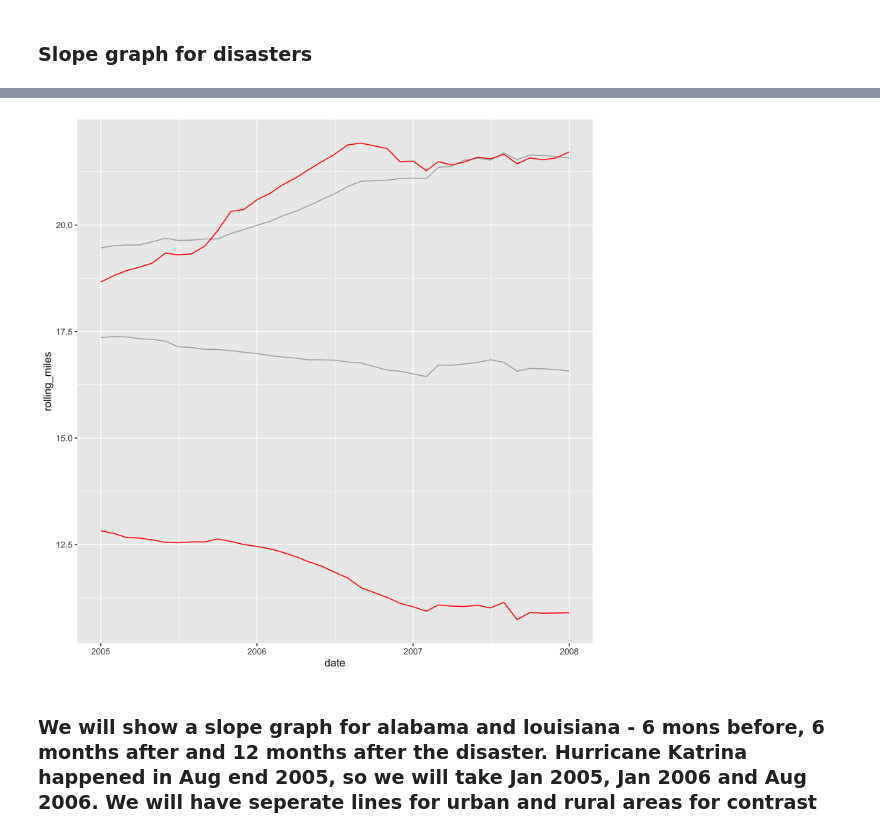
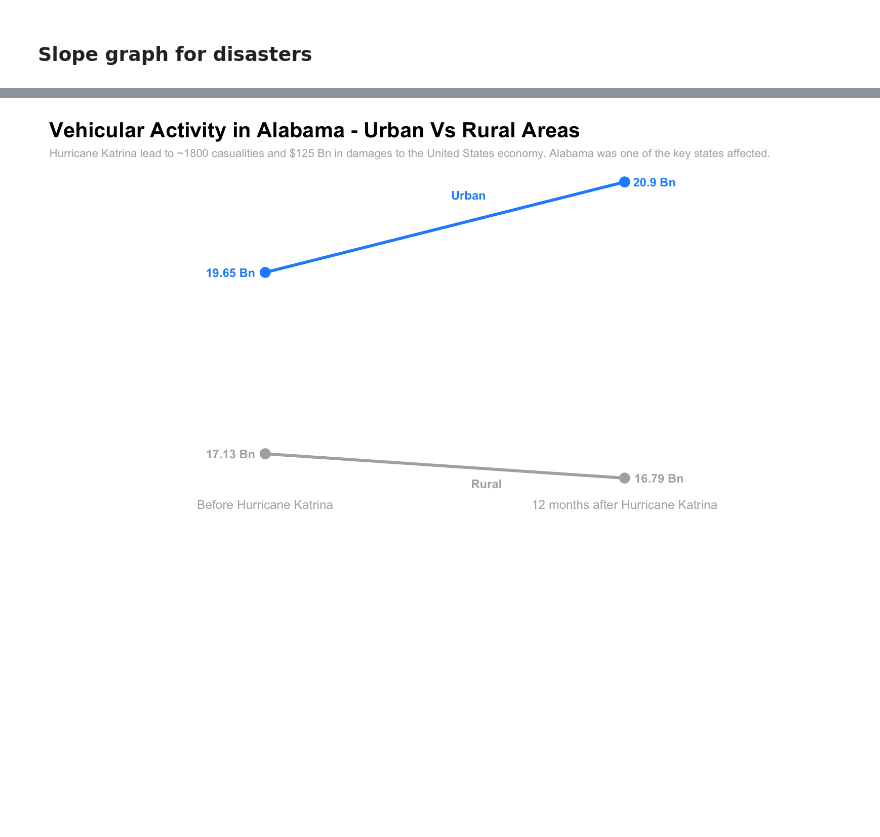
Before and after one commit to ShishirKumar93/Monthly-Traffic-Volume-Analysis, a Jupyter notebook: Graphs.ipynb, the cells around one changed output, grey strips where cells are left out. Cells and saved outputs as stored; diff of their text form; code cells hidden in the pictures; blank space fills up the shorter version.

```diff
--- a/Graphs.ipynb
+++ b/Graphs.ipynb
@@ -199,0 +179,7 @@ d.head()
+# %%
+## some more manipulations
+d = c.loc[(~c.rolling_miles.isna()) & (c.monthid.isin([200508,200608]))]
+d.rolling_miles = d.rolling_miles / 1000
+d.loc[d.monthid == 200508 ,'period'] = 'Before the disaster'
+d.loc[d.monthid == 200608 ,'period'] = '12 months after Hurricane Katrina'
+d.head(10)
@@ -200,13 +196,24 @@ d.head()
 # %%
 %R -i d
-# %%
-%%R -w 8 -h 8 --units in -r 400
-ggplot(d) +
-    geom_line(data = subset(d, State == 'alabama'), aes(x=date,y=rolling_miles, group = area), colour = 'grey69') +
-    #geom_line(data = subset(d, State == 'mississippi'), aes(x=date,y=rolling_miles, group = area), colour = 'blue4') +
-    #geom_line(data = subset(d, State == 'florida'), aes(x=date,y=rolling_miles, group = area), colour = 'green') +
-    geom_line(data = subset(d, State == 'louisiana'), aes(x=date,y=rolling_miles, group = area), colour = 'red')
-# %% [output]
-[figure, removed]
-# %% [markdown]
-### We will show a slope graph for alabama and louisiana - 6 mons before, 6 months after and 12 months after the disaster. Hurricane Katrina happened in Aug end 2005, so we will take Jan 2005, Jan 2006 and Aug 2006. We will have seperate lines for urban and rural areas for contrast
+# %%
+%%R -w 8 -h 4 --units in -r 200
+ggplot(d) +
+    geom_line(data = subset(d,State == 'alabama'), aes(x = reorder(period,monthid), y = rolling_miles , group = area, colour = area),  alpha = 1, size = 1 ) +
+    geom_point(data = subset(d,State == 'alabama'),aes(x = reorder(period,monthid), y = rolling_miles , group = State, colour = area), alpha = 1, size  = 3) +
+    scale_x_discrete(labels = c('Before Hurricane Katrina', '12 months after Hurricane Katrina')) +
+    scale_colour_manual(values = c("grey69" , "dodgerblue")) +
+    theme_bw() +
+    theme(panel.border = element_blank(), axis.line = element_blank(),legend.position = "None",axis.ticks = element_blank()) +
+    theme(axis.title.y = element_blank(),axis.text.y = element_blank(),panel.grid.major.y = element_blank(),panel.grid.minor.y = element_blank()) +
+    theme(axis.title.x = element_blank(),panel.grid.major.x = element_blank()) +
+    geom_text_repel(data = subset(d, State == 'alabama' & period == "12 months after Hurricane Katrina"), aes(x = period, y = rolling_miles, label = paste(toupper(substr(area,1,1)),substr(area,2,nchar(area)),sep="")) , fontface = "bold",hjust = 5, vjust = 2,  size = 3, colour = c("grey69" , "dodgerblue"), segment.colour = NA) +
+    geom_text_repel(data = subset(d, State == 'alabama' & period == "12 months after Hurricane Katrina"), aes(x = period, y = rolling_miles, label = paste(round(rolling_miles,2),'Bn')) , fontface = "bold",hjust = -0.2,  size = 3, segment.colour = NA, colour = c("grey69", "dodgerblue")) +
+    geom_text(data = subset(d, State == 'alabama' & period == "Before the disaster"), aes(x = period, y = rolling_miles, label = paste(round(rolling_miles,2),'Bn')) , fontface = "bold", hjust = 1.2,  size = 3,  colour = c("grey69", "dodgerblue")) +
+    theme(plot.title = element_text(size=15, face = "bold"), plot.subtitle = element_text(size = 8, colour = 'grey69')) +
+    theme(axis.text = element_text(colour = 'grey69') ) +
+    labs( title = "Vehicular Activity in Alabama - Urban Vs Rural Areas",
+         subtitle = "Hurricane Katrina lead to ~1800 casualities and $125 Bn in damages to the United States economy. Alabama was one of the key states affected.")
+
+#ggsave('/Users/MrMndFkr/Desktop/Monthly-Traffic-Volume-Analysis/Urban Vs Rural.pdf', units = 'in', width = 8, height = 4)
+# %% [output]
+[figure, added]
```
Also changed, not shown: parts of 11 cells of this notebook, 5 other files.
